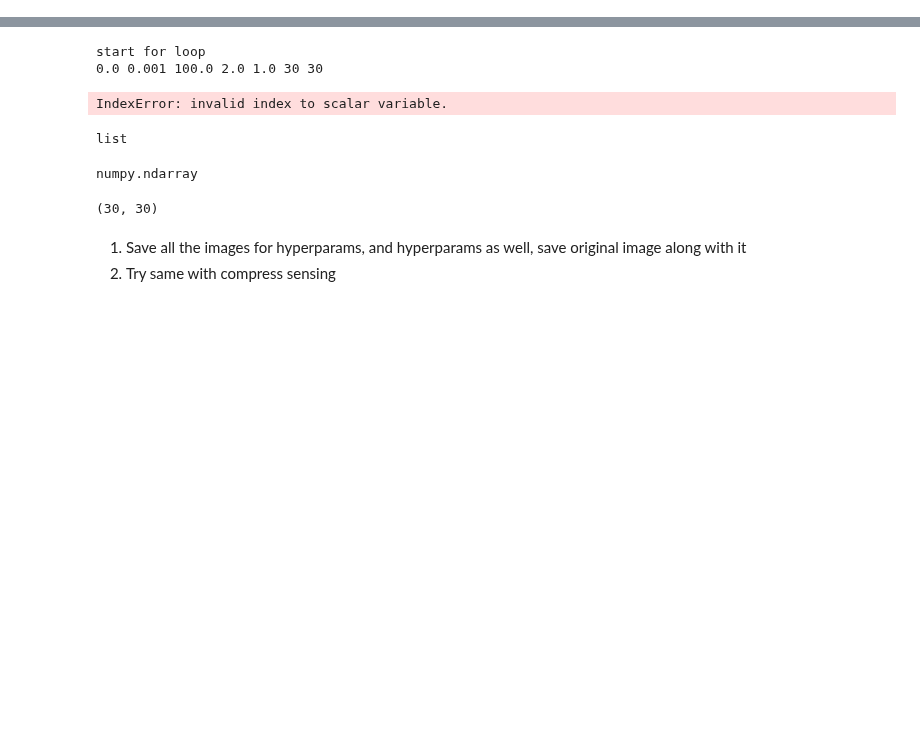
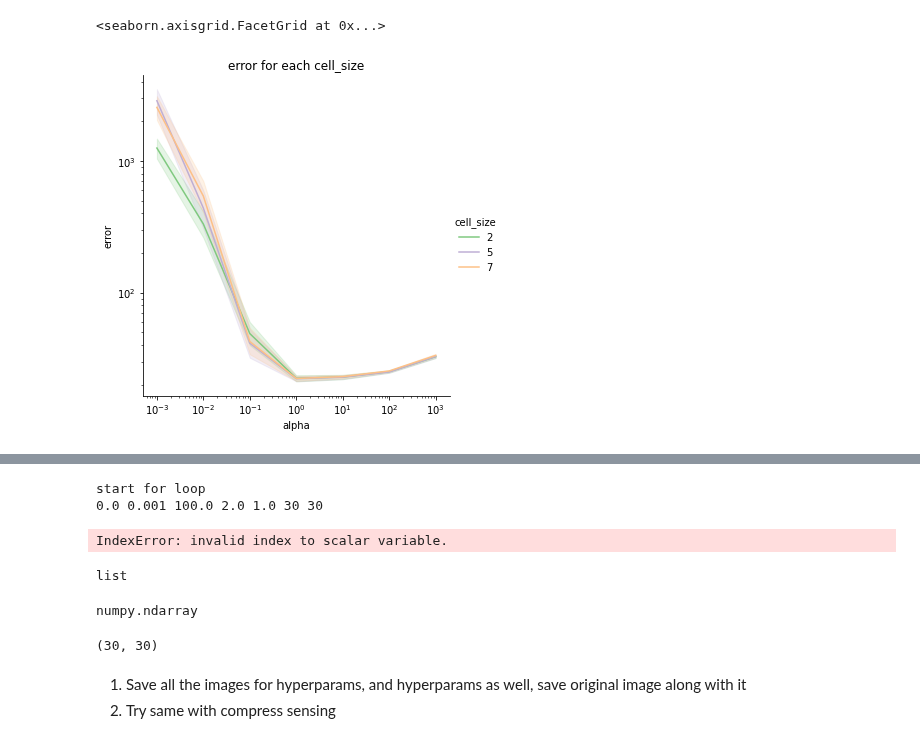
Before and after one commit to qkstngus000/Visual-Compressive-Sensing, a Jupyter notebook: TestFile.ipynb, the cells around one changed output, grey strips where cells are left out. Cells and saved outputs as stored; diff of their text form; code cells hidden in the pictures; blank space fills up the shorter version.

```diff
--- a/TestFile.ipynb
+++ b/TestFile.ipynb
@@ -184,0 +185,5 @@ total_df.to_csv(os.path.join(save_path, "total_" + "_".join(str.split(time.ctime
+# %%
+# Work on previously saved data
+params_df = pd.read_csv('result//param_Mon_May_23_21_46_49_2022.csv')
+results_df = pd.read_csv('result//results_Mon_May_23_21_46_49_2022.csv')
+total_df = pd.read_csv('result//total_Mon_May_23_21_47_07_2022.csv')
@@ -184,0 +206,8 @@ total_df.to_csv(os.path.join(save_path, "total_" + "_".join(str.split(time.ctime
+# %%
+fig = sns.relplot(data = params_df, x = 'alpha', y = 'error', kind='line', palette='Accent', hue = 'cell_size')
+fig.set(yscale='log')
+fig.set(xscale='log')
+fig.set(title='error for each cell_size')
+# %% [output]
+<seaborn.axisgrid.FacetGrid at 0x...>
+[figure, added]
```
Also changed, not shown: parts of 7 cells of this notebook, 6 other files.
